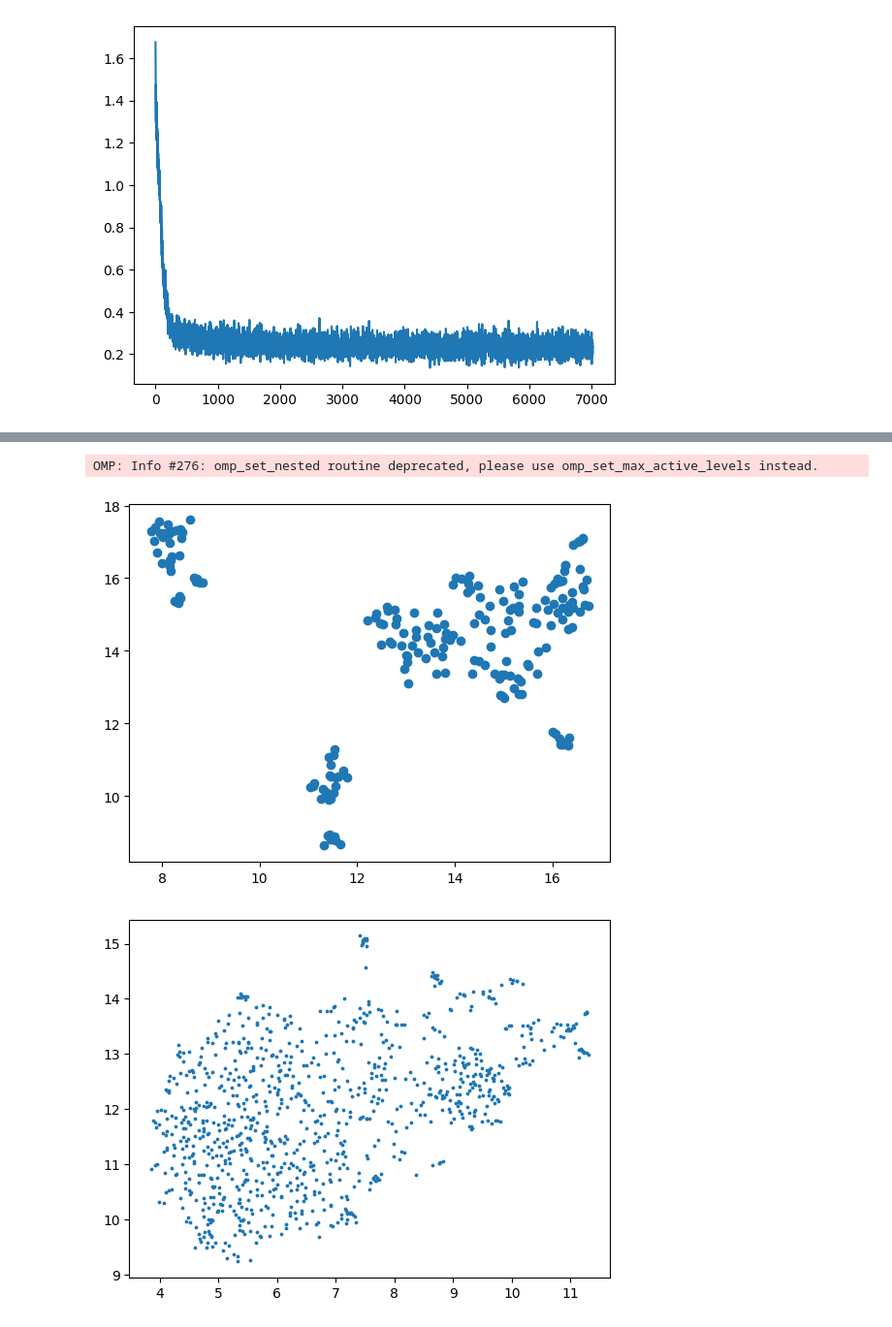
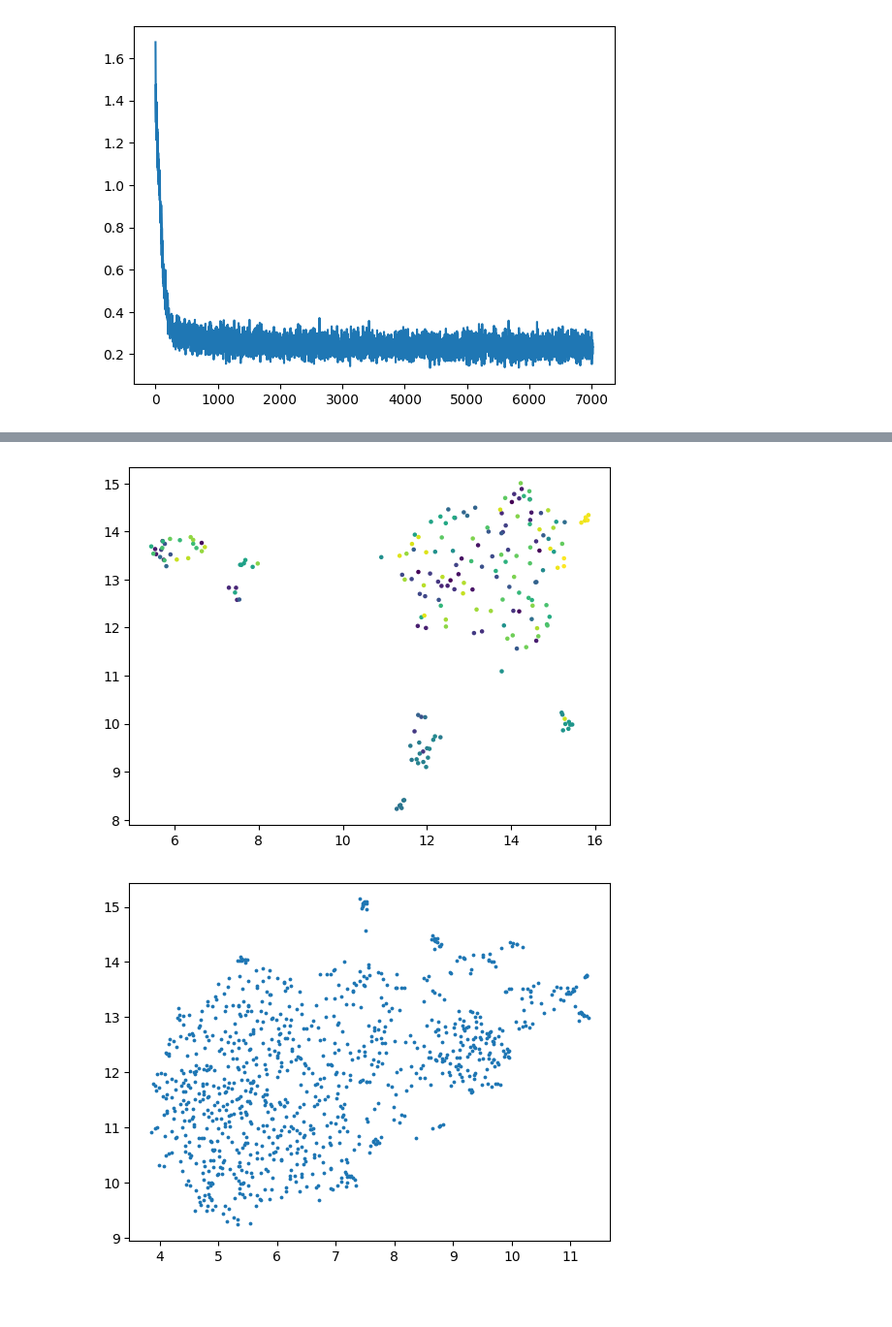
Before and after one commit to Lasse-mohr/fertility-prediction-challenge, a Jupyter notebook: train_experimental.ipynb, the cells around one changed output, grey strips where cells are left out. Shown at 97% size. Cells and saved outputs as stored; diff of their text form; code cells hidden in the pictures; blank space fills up the shorter version.

```diff
--- a/train_experimental.ipynb
+++ b/train_experimental.ipynb
@@ -168,13 +189,13 @@ plt.plot(all_loss)
 # %%
 #import umap
 w = encoder.embedding.question_embedding.weight.detach().cpu().numpy()
 projector = umap.UMAP(n_components=2)
 wp = projector.fit_transform(w)
-plt.scatter(wp[:,0], wp[:,1])
+## I am not sure how to map columns to column names, but here is based on ordering
+plt.scatter(wp[:,0], wp[:,1], c=range(wp.shape[0]), s=5)
 plt.show()
 # %% [output]
-OMP: Info #276: omp_set_nested routine deprecated, please use omp_set_max_active_levels instead.
-[figure, old version]
+[figure, new version]
 # %%
 #import umap
 w = encoder.embedding.answer_embedding.weight.detach().cpu().numpy()
```
Also changed, not shown: parts of 2 cells of this notebook, 1 other file.
